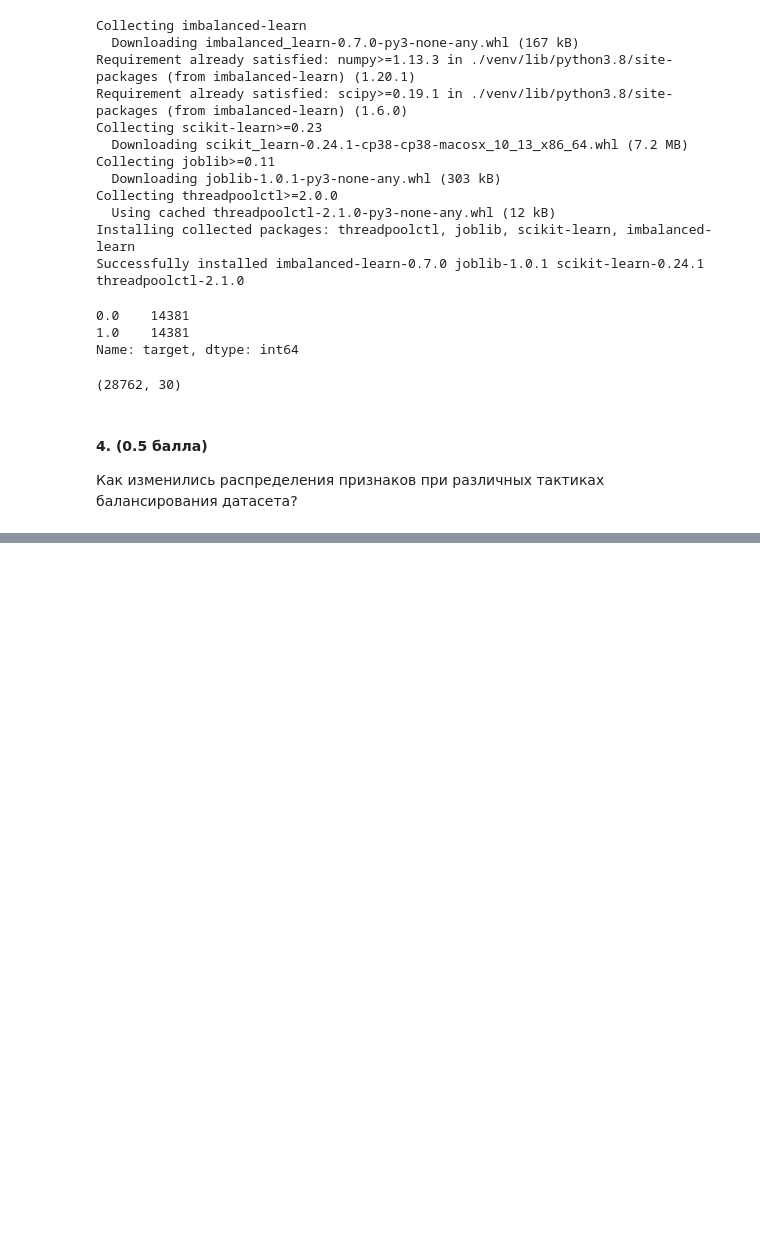
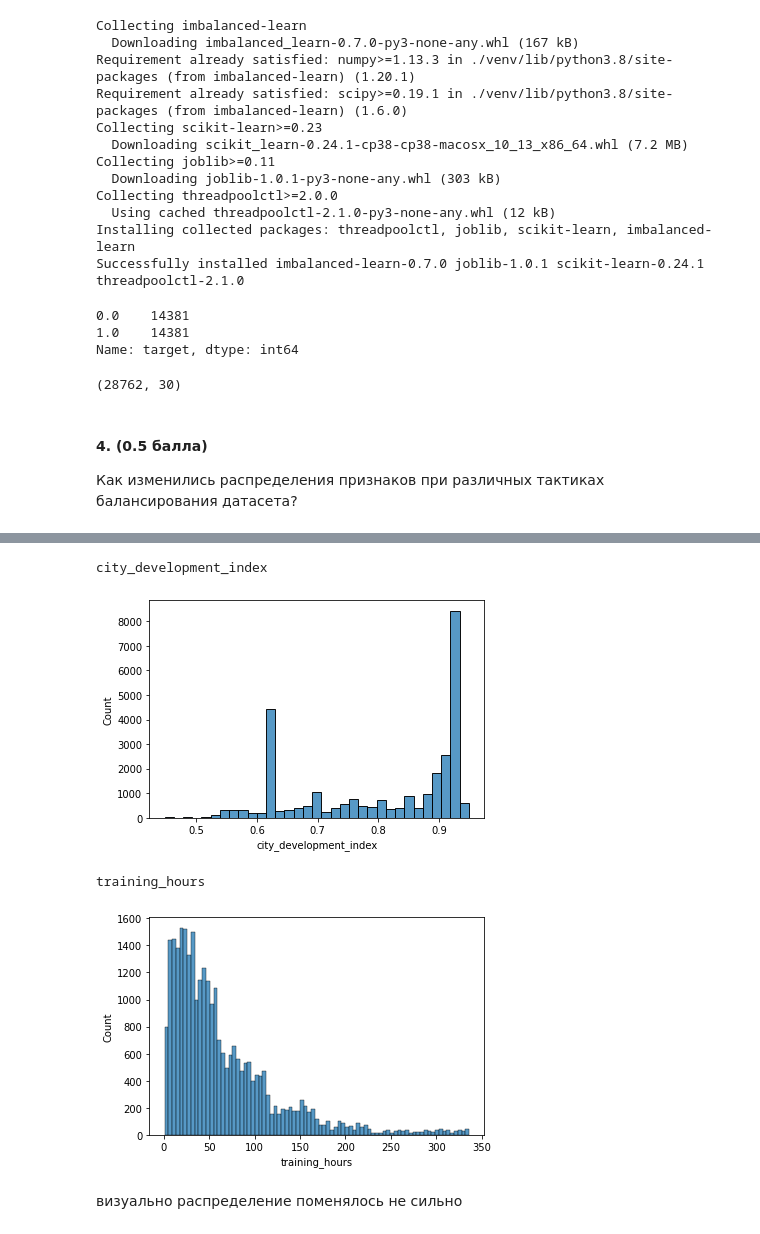
Before and after one commit to NikKonst/ib_ml_hw1, a Jupyter notebook: HW1 - EDA.ipynb, the cells around one changed output, grey strips where cells are left out. Saved outputs shown, nothing was run; the diff lists cells and outputs as text; code cells hidden in the pictures; blank space fills up the shorter version.

```diff
--- a/HW1 - EDA.ipynb
+++ b/HW1 - EDA.ipynb
@@ -561,0 +582,12 @@ _Ваш ответ_
+# %%
+for col in ['city_development_index', 'training_hours']:
+    print(col)
+    sns.histplot(X_hr_SMOTE[col])
+    plt.show()
+# %% [output]
+city_development_index
+[figure, added]
+training_hours
+[figure, added]
+# %% [markdown]
+визуально распределение поменялось не сильно
```
Also changed, not shown: parts of 6 cells of this notebook.
